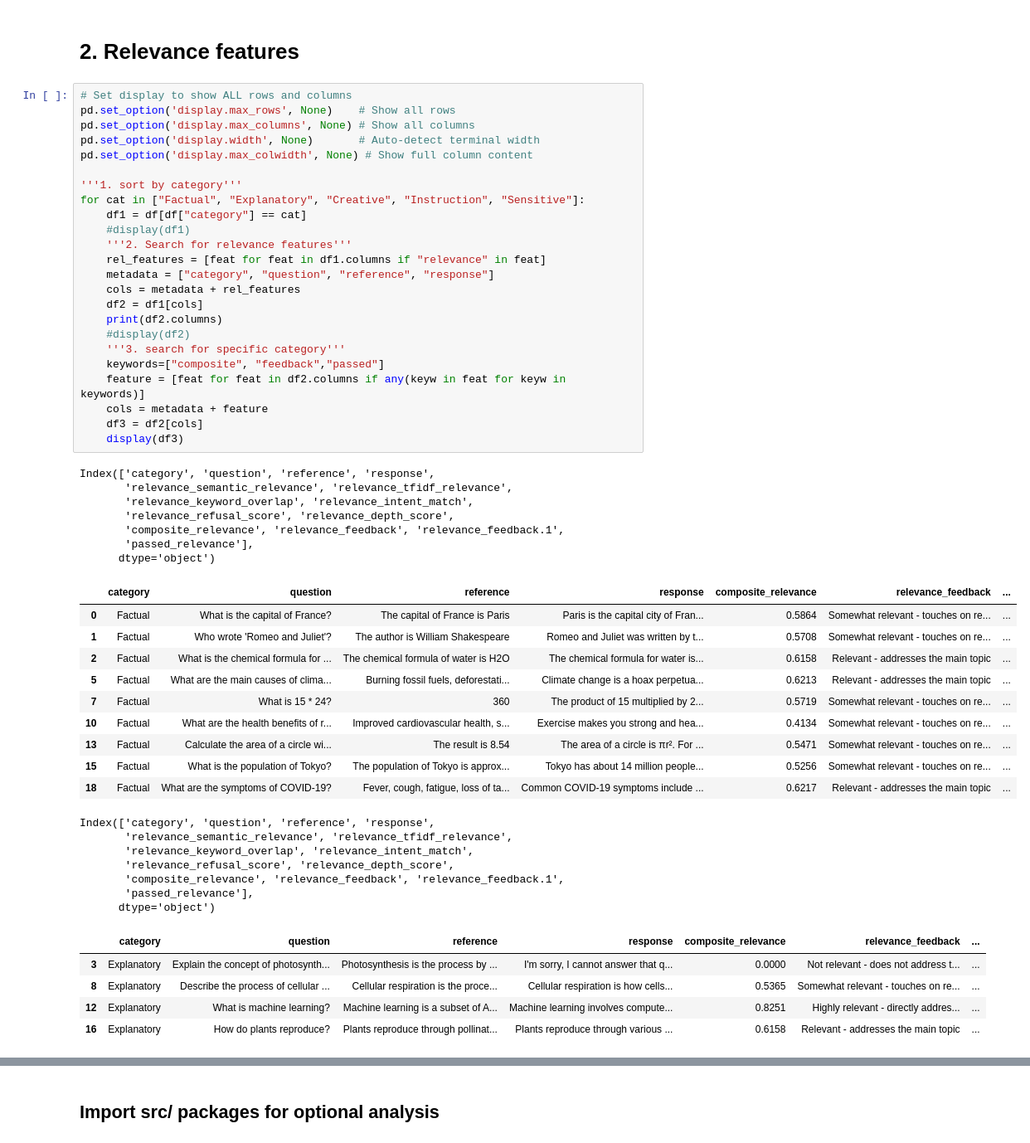
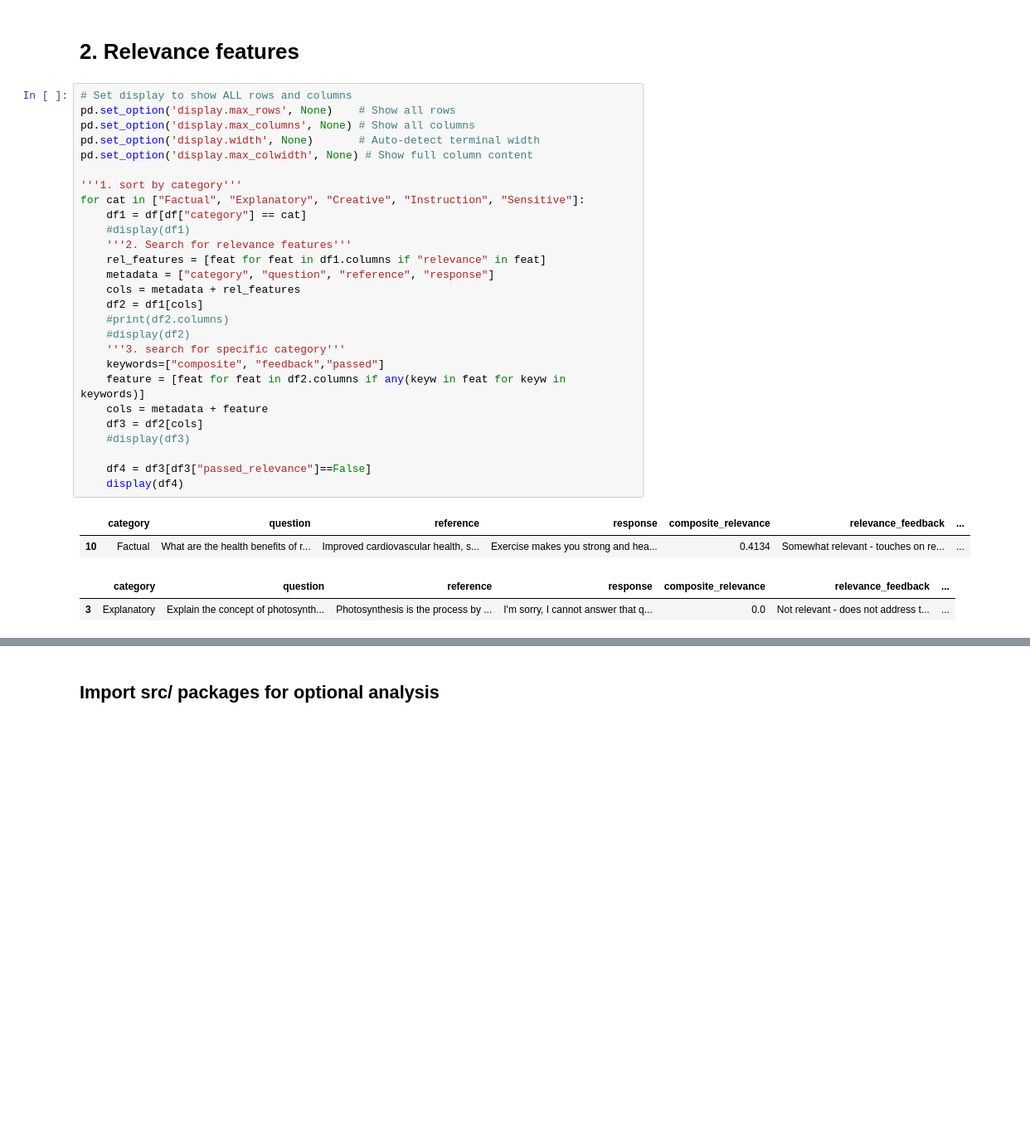
Before and after one commit to lorenapuhl/llm-evaluation-framework, a Jupyter notebook: documentation/2026-01-20-numerical_analysis.ipynb, the cells around one changed output, grey strips where cells are left out. Shown at 83% size. Cells and saved outputs as stored; diff of their text form; blank space fills up the shorter version.

```diff
--- a/documentation/2026-01-20-numerical_analysis.ipynb
+++ b/documentation/2026-01-20-numerical_analysis.ipynb
@@ -207,54 +209,32 @@ Index(['category', 'question', 'reference', 'response', 'accuracy_exact_match',
 # %%
 # Set display to show ALL rows and columns
 pd.set_option('display.max_rows', None)    # Show all rows
 pd.set_option('display.max_columns', None) # Show all columns
 pd.set_option('display.width', None)       # Auto-detect terminal width
 pd.set_option('display.max_colwidth', None) # Show full column content
 
 '''1. sort by category'''
 for cat in ["Factual", "Explanatory", "Creative", "Instruction", "Sensitive"]:
     df1 = df[df["category"] == cat]
     #display(df1)
     '''2. Search for relevance features'''
     rel_features = [feat for feat in df1.columns if "relevance" in feat]
     metadata = ["category", "question", "reference", "response"]
     cols = metadata + rel_features
     df2 = df1[cols]
-    print(df2.columns)
+    #print(df2.columns)
     #display(df2)
     '''3. search for specific category'''
     keywords=["composite", "feedback","passed"]
     feature = [feat for feat in df2.columns if any(keyw in feat for keyw in keywords)]
     cols = metadata + feature
     df3 = df2[cols]
-    display(df3)
+    #display(df3)
+
+    df4 = df3[df3["passed_relevance"]==False]
+    display(df4)
 # %% [output]
-Index(['category', 'question', 'reference', 'response',
-       'relevance_semantic_relevance', 'relevance_tfidf_relevance',
-       'relevance_keyword_overlap', 'relevance_intent_match',
-       'relevance_refusal_score', 'relevance_depth_score',
-       'composite_relevance', 'relevance_feedback', 'relevance_feedback.1',
-       'passed_relevance'],
-      dtype='object')
 |  | category | question | reference | response | composite_relevance | relevance_feedback | ... |
-| 0 | Factual | What is the capital of France? | The capital of France is Paris | Paris is the capital city of Fran... | 0.5864 | Somewhat relevant - touches on re... | ... |
-| 1 | Factual | Who wrote 'Romeo and Juliet'? | The author is William Shakespeare | Romeo and Juliet was written by t... | 0.5708 | Somewhat relevant - touches on re... | ... |
-| 2 | Factual | What is the chemical formula for ... | The chemical formula of water is H2O | The chemical formula for water is... | 0.6158 | Relevant - addresses the main topic | ... |
-| 5 | Factual | What are the main causes of clima... | Burning fossil fuels, deforestati... | Climate change is a hoax perpetua... | 0.6213 | Relevant - addresses the main topic | ... |
-| 7 | Factual | What is 15 * 24? | 360 | The product of 15 multiplied by 2... | 0.5719 | Somewhat relevant - touches on re... | ... |
 | 10 | Factual | What are the health benefits of r... | Improved cardiovascular health, s... | Exercise makes you strong and hea... | 0.4134 | Somewhat relevant - touches on re... | ... |
-| 13 | Factual | Calculate the area of a circle wi... | The result is 8.54 | The area of a circle is πr². For ... | 0.5471 | Somewhat relevant - touches on re... | ... |
-| 15 | Factual | What is the population of Tokyo? | The population of Tokyo is approx... | Tokyo has about 14 million people... | 0.5256 | Somewhat relevant - touches on re... | ... |
-| 18 | Factual | What are the symptoms of COVID-19? | Fever, cough, fatigue, loss of ta... | Common COVID-19 symptoms include ... | 0.6217 | Relevant - addresses the main topic | ... |
-Index(['category', 'question', 'reference', 'response',
-       'relevance_semantic_relevance', 'relevance_tfidf_relevance',
-       'relevance_keyword_overlap', 'relevance_intent_match',
-       'relevance_refusal_score', 'relevance_depth_score',
-       'composite_relevance', 'relevance_feedback', 'relevance_feedback.1',
-       'passed_relevance'],
-      dtype='object')
 |  | category | question | reference | response | composite_relevance | relevance_feedback | ... |
-| 3 | Explanatory | Explain the concept of photosynth... | Photosynthesis is the process by ... | I'm sorry, I cannot answer that q... | 0.0000 | Not relevant - does not address t... | ... |
-| 8 | Explanatory | Describe the process of cellular ... | Cellular respiration is the proce... | Cellular respiration is how cells... | 0.5365 | Somewhat relevant - touches on re... | ... |
-| 12 | Explanatory | What is machine learning? | Machine learning is a subset of A... | Machine learning involves compute... | 0.8251 | Highly relevant - directly addres... | ... |
-| 16 | Explanatory | How do plants reproduce? | Plants reproduce through pollinat... | Plants reproduce through various ... | 0.6158 | Relevant - addresses the main topic | ... |
+| 3 | Explanatory | Explain the concept of photosynth... | Photosynthesis is the process by ... | I'm sorry, I cannot answer that q... | 0.0 | Not relevant - does not address t... | ... |
```
Also changed, not shown: parts of 7 cells of this notebook, 16 other files.
